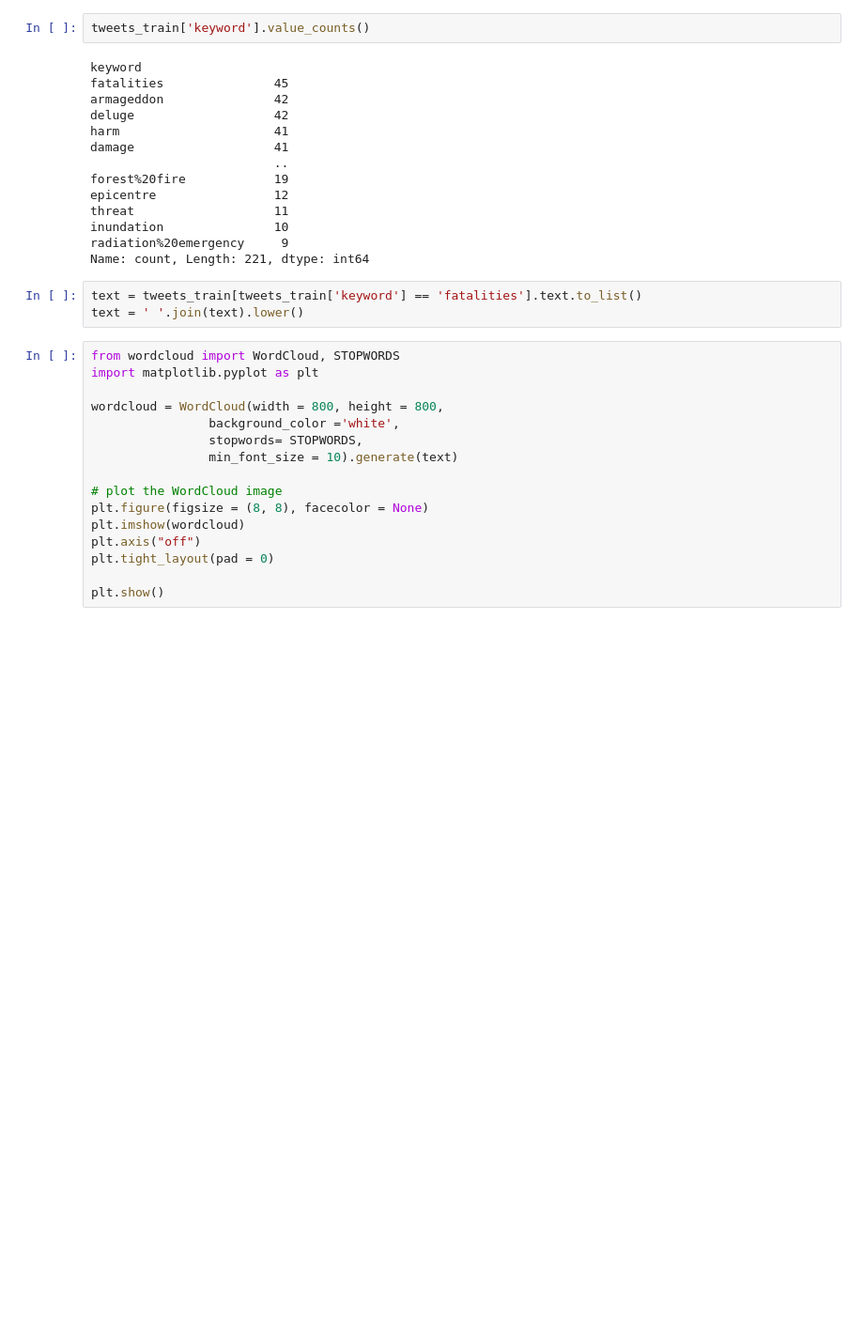
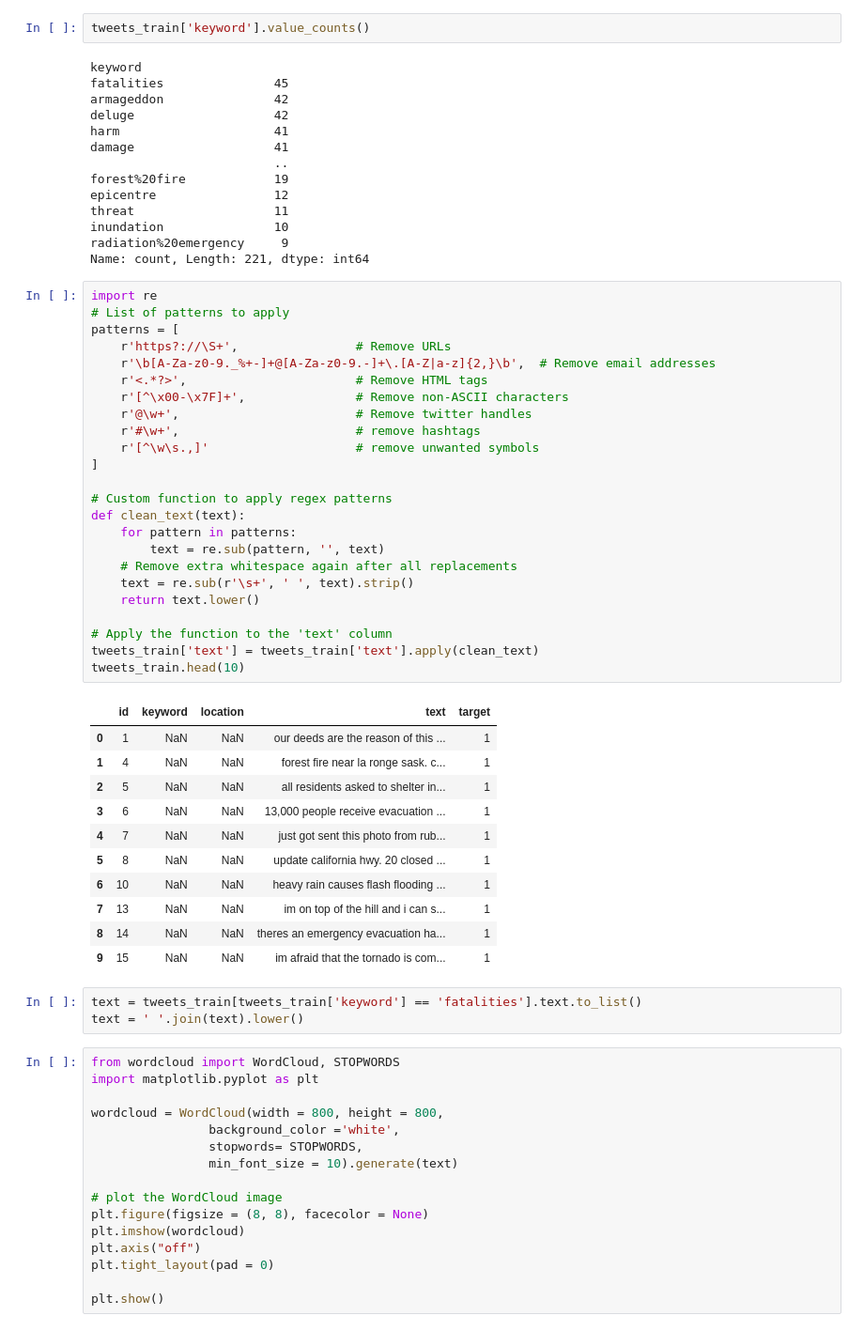
Before and after one commit to jijinexp/kaggle-competitions, a Jupyter notebook: disaster-tweets/disaster_tweets_nlp.ipynb, the cells around one changed output. Shown at 94% size. Saved outputs shown, nothing was run; the diff lists cells and outputs as text; blank space fills up the shorter version.

```diff
--- a/disaster-tweets/disaster_tweets_nlp.ipynb
+++ b/disaster-tweets/disaster_tweets_nlp.ipynb
@@ -77,6 +77,42 @@ threat                   11
 inundation               10
 radiation%20emergency     9
 Name: count, Length: 221, dtype: int64
+# %%
+import re
+# List of patterns to apply
+patterns = [
+    r'https?://\S+',                # Remove URLs
+    r'\b[A-Za-z0-9._%+-]+@[A-Za-z0-9.-]+\.[A-Z|a-z]{2,}\b',  # Remove email addresses
+    r'<.*?>',                       # Remove HTML tags
+    r'[^\x00-\x7F]+',               # Remove non-ASCII characters
+    r'@\w+',                        # Remove twitter handles
+    r'#\w+',                        # remove hashtags
+    r'[^\w\s.,]'                    # remove unwanted symbols
+]
+
+# Custom function to apply regex patterns
+def clean_text(text):
+    for pattern in patterns:
+        text = re.sub(pattern, '', text)
+    # Remove extra whitespace again after all replacements
+    text = re.sub(r'\s+', ' ', text).strip()
+    return text.lower()
+
+# Apply the function to the 'text' column
+tweets_train['text'] = tweets_train['text'].apply(clean_text)
+tweets_train.head(10)
+# %% [output]
+|  | id | keyword | location | text | target |
+| 0 | 1 | NaN | NaN | our deeds are the reason of this ... | 1 |
+| 1 | 4 | NaN | NaN | forest fire near la ronge sask. c... | 1 |
+| 2 | 5 | NaN | NaN | all residents asked to shelter in... | 1 |
+| 3 | 6 | NaN | NaN | 13,000 people receive evacuation ... | 1 |
+| 4 | 7 | NaN | NaN | just got sent this photo from rub... | 1 |
+| 5 | 8 | NaN | NaN | update california hwy. 20 closed ... | 1 |
+| 6 | 10 | NaN | NaN | heavy rain causes flash flooding ... | 1 |
+| 7 | 13 | NaN | NaN | im on top of the hill and i can s... | 1 |
+| 8 | 14 | NaN | NaN | theres an emergency evacuation ha... | 1 |
+| 9 | 15 | NaN | NaN | im afraid that the tornado is com... | 1 |
 # %%
 text = tweets_train[tweets_train['keyword'] == 'fatalities'].text.to_list()
 text = ' '.join(text).lower()
```
Also changed, not shown: parts of 9 cells of this notebook.
